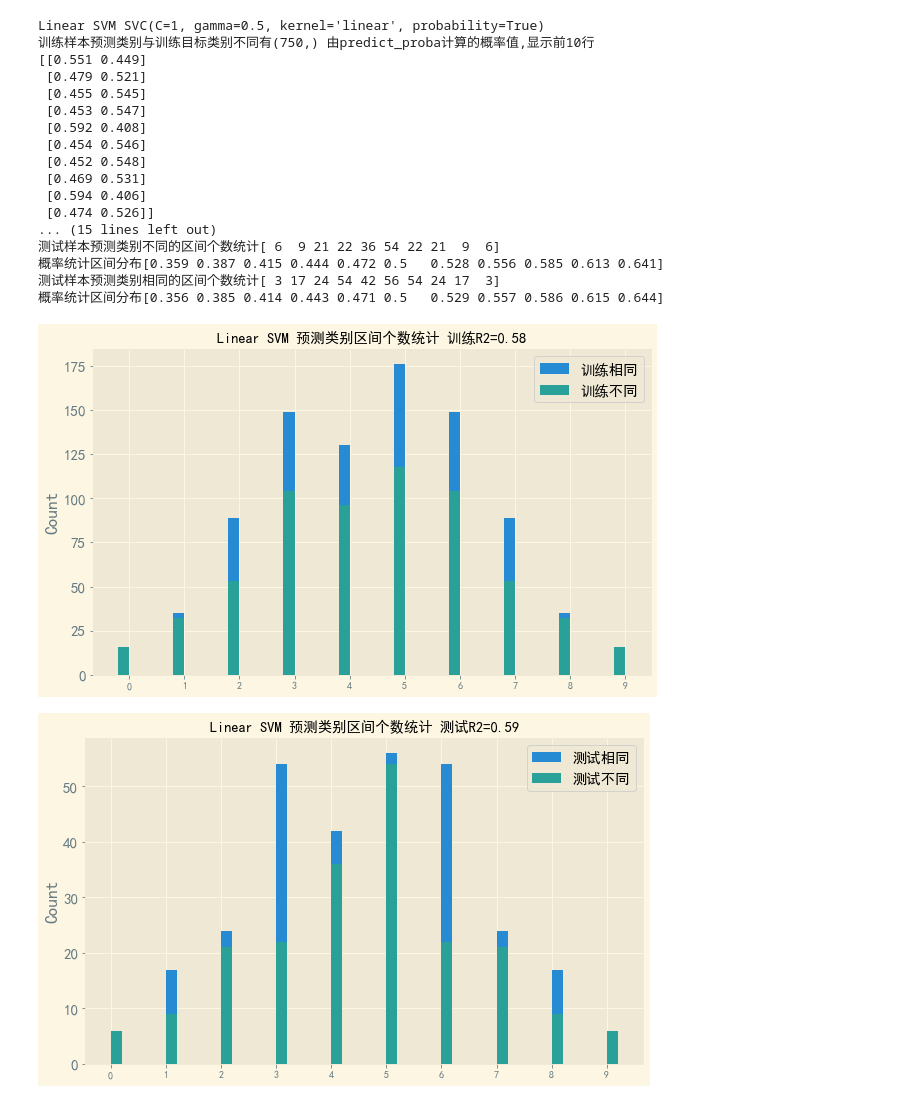
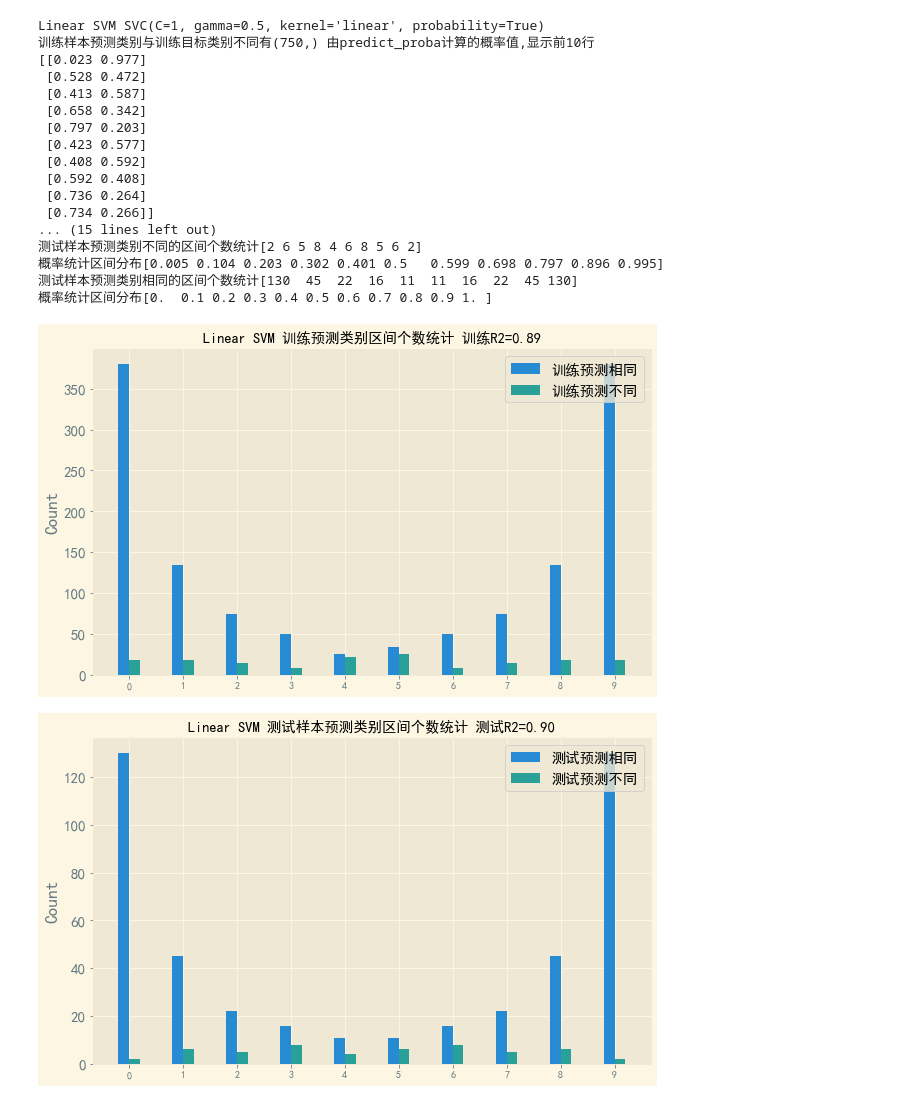
Before and after one commit to vcfriend/python-demo, a Jupyter notebook: scikit-learn/svm/code/04_svm_svc.ipynb, the cells around one changed output. Saved outputs shown, nothing was run; the diff lists cells and outputs as text; code cells hidden in the pictures.

```diff
--- a/scikit-learn/svm/code/04_svm_svc.ipynb
+++ b/scikit-learn/svm/code/04_svm_svc.ipynb
@@ -12,14 +12,13 @@ from sklearn.datasets import make_classification
 # %%
 # 两个信息特性，每个类一个集群
 X, y = make_classification(n_samples=1000,  #(default=100)样本数
-                           n_features=2,
-                           #(default=20)特征序总数。这些包括随机绘制的n_informative信息特征，n_redundant冗余特征，n_repeated重复特征和n_features-n_informative-n_redundant-n_repeated无用特征。
+                           n_features=2,  #(default=20)特征序总数。这些包括随机绘制的n_informative信息特征，n_redundant冗余特征，n_repeated重复特征和n_features-n_informative-n_redundant-n_repeated无用特征。
                            n_redundant=0,  #(default=2)冗余特征数量
                            n_repeated=0,  #(default=0)从信息性和冗余性特征中随机抽取的重复性特征的数量。
-                           n_informative=1,  #有效特征个数
-                           n_clusters_per_class=1,  #(default=2)每个类的簇数
+                           n_informative=2,  #有效特征个数
+                           n_clusters_per_class=2,  #(default=2)每个类的簇数
                            n_classes=2,  #(default=2)分类问题的类（或标签）数
-                           flip_y=0.8,  #(default=0.01)类别随机分配的样本比例
+                           flip_y=0.01,  #(default=0.01)类别随机分配的样本比例
                            random_state=2,  #确定用于生成数据集的随机数生成。 为多个函数调用传递可重复输出的int值。
                            )
 # %%
@@ -210,29 +209,29 @@ print('测试样本预测类别相同的区间个数统计%s\n概率统计区间
 # %% [output]
 Linear SVM SVC(C=1, gamma=0.5, kernel='linear', probability=True)
 训练样本预测类别与训练目标类别不同有(750,) 由predict_proba计算的概率值,显示前10行
-[[0.551 0.449]
- [0.479 0.521]
- [0.455 0.545]
- [0.453 0.547]
+[[0.023 0.977]
+ [0.528 0.472]
+ [0.413 0.587]
+ [0.658 0.342]
+ [0.797 0.203]
+ [0.423 0.577]
+ [0.408 0.592]
  [0.592 0.408]
- [0.454 0.546]
- [0.452 0.548]
- [0.469 0.531]
- [0.594 0.406]
- [0.474 0.526]]
+ [0.736 0.264]
+ [0.734 0.266]]
 ... (15 lines left out)
-测试样本预测类别不同的区间个数统计[ 6  9 21 22 36 54 22 21  9  6]
-概率统计区间分布[0.359 0.387 0.415 0.444 0.472 0.5   0.528 0.556 0.585 0.613 0.641]
-测试样本预测类别相同的区间个数统计[ 3 17 24 54 42 56 54 24 17  3]
-概率统计区间分布[0.356 0.385 0.414 0.443 0.471 0.5   0.529 0.557 0.586 0.615 0.644]
+测试样本预测类别不同的区间个数统计[2 6 5 8 4 6 8 5 6 2]
+概率统计区间分布[0.005 0.104 0.203 0.302 0.401 0.5   0.599 0.698 0.797 0.896 0.995]
+测试样本预测类别相同的区间个数统计[130  45  22  16  11  11  16  22  45 130]
+概率统计区间分布[0.  0.1 0.2 0.3 0.4 0.5 0.6 0.7 0.8 0.9 1. ]
 # %%
-# 绘制测试样本类别预测与目标分类的相同和不同的概率区别统计图
+# 绘制训练样本类别预测与目标分类的相同和不同的概率区别统计图
 plt.rcParams['font.sans-serif'] = ['SimHei']  #指定默认字体,用来正常显示中文标签
 plt.rcParams['font.family'] = 'sans-serif'
 plt.rcParams['axes.unicode_minus'] = False  #用来正常显示负号
 
-his_train_ok, _ = np.histogram(train_ok, bins=10)
-his_train_no, _ = np.histogram(train_no, bins=10)
+his_train_ok, _ = np.histogram(train_ok, bins=10)  #训练样本预测相同
+his_train_no, _ = np.histogram(train_no, bins=10)  #训练样本预测不同
 
 # 绘制图像
 fig, ax1 = plt.subplots()
@@ -243,7 +242,7 @@ x = np.arange(len(_) - 1)
 w = 0.1
 # 绘制多个bar在同一个图中, 这里需要控制width
 plt.bar(x - 1 * w, his_train_ok, width=2 * w, align='center')
-plt.bar(x - 1 * w, his_train_no, width=2 * w, align='center')
+plt.bar(x + 1 * w, his_train_no, width=2 * w, align='center')
 
 # 设置坐标轴的标签
 ax1.yaxis.set_tick_params(labelsize=15)  # 设置y轴的字体的大小
@@ -251,37 +250,38 @@ ax1.set_xticks(x)  # 设置xticks出现的位置
 # 设置坐标轴名称
 ax1.set_ylabel("Count", fontsize='xx-large')
 # 设置标题
-ax1.set_title('%s 预测类别区间个数统计 训练R2=%.2f' % (name, score_train), fontsize='x-large')
+ax1.set_title('%s 训练预测类别区间个数统计 训练R2=%.2f' % (name, score_train), fontsize='x-large')
 # 设置图例
-plt.legend(('训练相同', '训练不同'), fontsize='x-large', loc='upper right')
+plt.legend(('训练预测相同', '训练预测不同'), fontsize='x-large', loc='upper right')
 plt.show()
 # %% [output]
-[figure, old version]
+[figure, new version]
 # %%
+# 绘制测试样本类别预测与目标分类的相同和不同的概率区别统计图
 his_test_ok, _ = np.histogram(test_ok, bins=10)
 his_test_no, _ = np.histogram(test_no, bins=10)
 # 绘制图像
 fig, ax1 = plt.subplots()
 fig.set_size_inches(10, 6)
 # plt.set_cmap('RdBu')
 plt.set_cmap('jet')
 x = np.arange(len(_) - 1)
 w = 0.1
 # 绘制多个bar在同一个图中, 这里需要控制width
-plt.bar(x + 1 * w, height=his_test_ok, width=2 * w, align='center')
-plt.bar(x + 1 * w, height=his_test_no, width=2 * w, align='center')
+plt.bar(x - 1 * w, height=his_test_ok, width=2 * w, align='center')  #测试样本预测相同
+plt.bar(x + 1 * w, height=his_test_no, width=2 * w, align='center')  #测试样本预测不同
 # 设置坐标轴的标签
 ax1.yaxis.set_tick_params(labelsize=15)  # 设置y轴的字体的大小
 ax1.set_xticks(x)  # 设置xticks出现的位置
 # 设置坐标轴名称
 ax1.set_ylabel("Count", fontsize='xx-large')
 # 设置标题
-ax1.set_title('%s 预测类别区间个数统计 测试R2=%.2f' % (name, score_test), fontsize='x-large')
+ax1.set_title('%s 测试样本预测类别区间个数统计 测试R2=%.2f' % (name, score_test), fontsize='x-large')
 # 设置图例
-plt.legend(('测试相同', '测试不同'), fontsize='x-large', loc='upper right')
+plt.legend(('测试预测相同', '测试预测不同'), fontsize='x-large', loc='upper right')
 plt.show()
 # %% [output]
-[figure, old version]
+[figure, new version]
 # %%
 print(X.shape, X.ndim)
 print('standardScaler.mean_', standardScaler.mean_)  #均值
```
Also changed, not shown: parts of 5 cells of this notebook, 7 other files.
